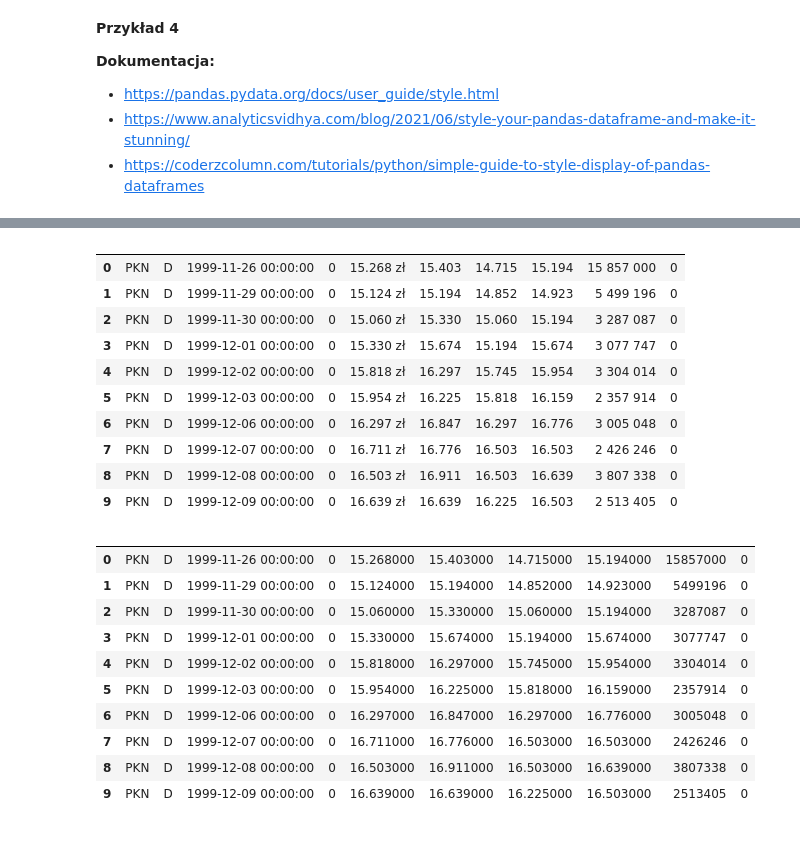
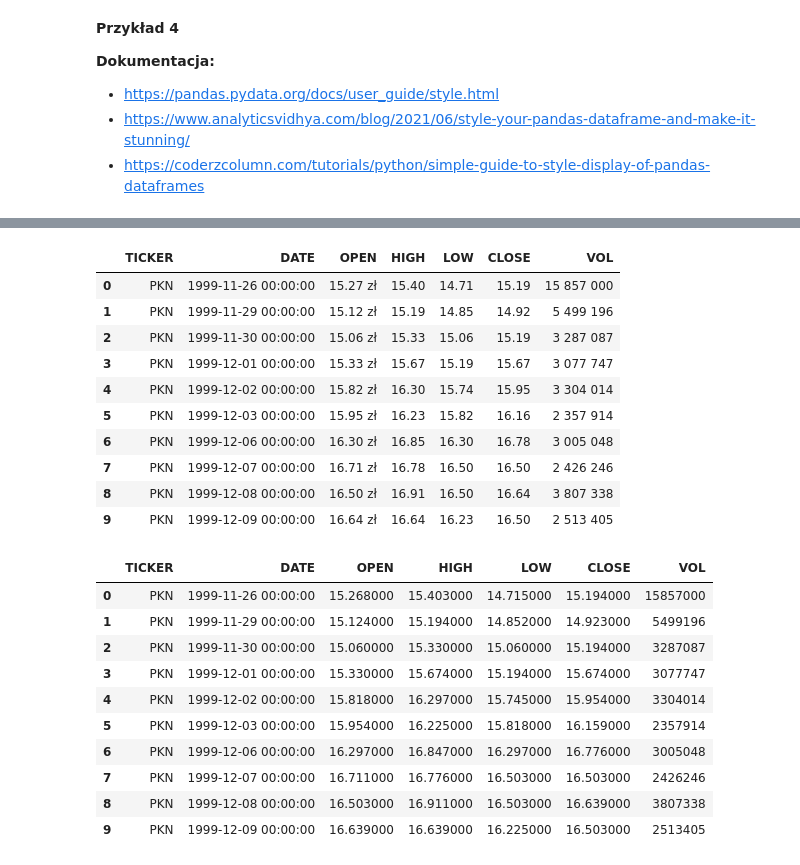
Before and after one commit to kropiak/wd_dswp, a Jupyter notebook: lab_9/9_adnotacje_i_formatowanie.ipynb, the cells around one changed output, grey strips where cells are left out. Cells and saved outputs as stored; diff of their text form; code cells hidden in the pictures.

```diff
--- a/lab_9/9_adnotacje_i_formatowanie.ipynb
+++ b/lab_9/9_adnotacje_i_formatowanie.ipynb
@@ -108,6 +107,10 @@ Oprócz możliwości wypisania ramki DataFrame w postaci dość przejrzyście sf
 # %%
 df = pd.read_csv('data/pkn.txt')
 df['<DATE>'] = pd.to_datetime(df['<DATE>'], format='%Y%m%d')
+# mała transformacja pierwotnych danych, nazwy kolumn w postaci <NAZWA> powodowały
+# niewłaściwe działanie przy opcjach związanych z formatowaniem
+df.drop(columns=['<PER>', '<TIME>', '<OPENINT>'], inplace=True)
+df.columns = [column.replace('<','').replace('>','') for column in df.columns]
 df.info()
 # %% [output]
 <class 'pandas.core.frame.DataFrame'>
@@ -130,5 +130,5 @@ memory usage: 436.3+ KB
 # %%
 # dla potrzeb przykładu wybierzemy tylko niewielki wycinek danych
-df10 = df.head(10)
-df10
+df10 = df[:10]
+df10.info()
 # %% [output]
@@ -146,32 +149,32 @@ df10
 # %%
 # przykład formatowania wyświetlanych wartości (tylko na wyjściu)
-df10.style.format(precision=3
+df10.style.format(precision=2
                   ,thousands=" "
-                  ,formatter={'<OPEN>': lambda x: f"{x:,.3f} zł"})
+                  ,formatter={'OPEN': lambda x: f"{x:,.2f} zł"})
 # %% [output]
-|  |  |  |  |  |  |  |  |  |  |  |
-| 0 | PKN | D | 1999-11-26 00:00:00 | 0 | 15.268 zł | 15.403 | 14.715 | 15.194 | 15 857 000 | 0 |
-| 1 | PKN | D | 1999-11-29 00:00:00 | 0 | 15.124 zł | 15.194 | 14.852 | 14.923 | 5 499 196 | 0 |
-| 2 | PKN | D | 1999-11-30 00:00:00 | 0 | 15.060 zł | 15.330 | 15.060 | 15.194 | 3 287 087 | 0 |
-| 3 | PKN | D | 1999-12-01 00:00:00 | 0 | 15.330 zł | 15.674 | 15.194 | 15.674 | 3 077 747 | 0 |
-| 4 | PKN | D | 1999-12-02 00:00:00 | 0 | 15.818 zł | 16.297 | 15.745 | 15.954 | 3 304 014 | 0 |
-| 5 | PKN | D | 1999-12-03 00:00:00 | 0 | 15.954 zł | 16.225 | 15.818 | 16.159 | 2 357 914 | 0 |
-| 6 | PKN | D | 1999-12-06 00:00:00 | 0 | 16.297 zł | 16.847 | 16.297 | 16.776 | 3 005 048 | 0 |
-| 7 | PKN | D | 1999-12-07 00:00:00 | 0 | 16.711 zł | 16.776 | 16.503 | 16.503 | 2 426 246 | 0 |
-| 8 | PKN | D | 1999-12-08 00:00:00 | 0 | 16.503 zł | 16.911 | 16.503 | 16.639 | 3 807 338 | 0 |
-| 9 | PKN | D | 1999-12-09 00:00:00 | 0 | 16.639 zł | 16.639 | 16.225 | 16.503 | 2 513 405 | 0 |
+|  | TICKER | DATE | OPEN | HIGH | LOW | CLOSE | VOL |
+| 0 | PKN | 1999-11-26 00:00:00 | 15.27 zł | 15.40 | 14.71 | 15.19 | 15 857 000 |
+| 1 | PKN | 1999-11-29 00:00:00 | 15.12 zł | 15.19 | 14.85 | 14.92 | 5 499 196 |
+| 2 | PKN | 1999-11-30 00:00:00 | 15.06 zł | 15.33 | 15.06 | 15.19 | 3 287 087 |
+| 3 | PKN | 1999-12-01 00:00:00 | 15.33 zł | 15.67 | 15.19 | 15.67 | 3 077 747 |
+| 4 | PKN | 1999-12-02 00:00:00 | 15.82 zł | 16.30 | 15.74 | 15.95 | 3 304 014 |
+| 5 | PKN | 1999-12-03 00:00:00 | 15.95 zł | 16.23 | 15.82 | 16.16 | 2 357 914 |
+| 6 | PKN | 1999-12-06 00:00:00 | 16.30 zł | 16.85 | 16.30 | 16.78 | 3 005 048 |
+| 7 | PKN | 1999-12-07 00:00:00 | 16.71 zł | 16.78 | 16.50 | 16.50 | 2 426 246 |
+| 8 | PKN | 1999-12-08 00:00:00 | 16.50 zł | 16.91 | 16.50 | 16.64 | 3 807 338 |
+| 9 | PKN | 1999-12-09 00:00:00 | 16.64 zł | 16.64 | 16.23 | 16.50 | 2 513 405 |
 # %%
 # formatowanie wartości maksymalnych w kolumnach
-df10.style.highlight_max(color='green')
+df10.style.highlight_max(subset=['OPEN','CLOSE'],color='green')
 # %% [output]
-|  |  |  |  |  |  |  |  |  |  |  |
-| 0 | PKN | D | 1999-11-26 00:00:00 | 0 | 15.268000 | 15.403000 | 14.715000 | 15.194000 | 15857000 | 0 |
-| 1 | PKN | D | 1999-11-29 00:00:00 | 0 | 15.124000 | 15.194000 | 14.852000 | 14.923000 | 5499196 | 0 |
-| 2 | PKN | D | 1999-11-30 00:00:00 | 0 | 15.060000 | 15.330000 | 15.060000 | 15.194000 | 3287087 | 0 |
-| 3 | PKN | D | 1999-12-01 00:00:00 | 0 | 15.330000 | 15.674000 | 15.194000 | 15.674000 | 3077747 | 0 |
-| 4 | PKN | D | 1999-12-02 00:00:00 | 0 | 15.818000 | 16.297000 | 15.745000 | 15.954000 | 3304014 | 0 |
-| 5 | PKN | D | 1999-12-03 00:00:00 | 0 | 15.954000 | 16.225000 | 15.818000 | 16.159000 | 2357914 | 0 |
-| 6 | PKN | D | 1999-12-06 00:00:00 | 0 | 16.297000 | 16.847000 | 16.297000 | 16.776000 | 3005048 | 0 |
-| 7 | PKN | D | 1999-12-07 00:00:00 | 0 | 16.711000 | 16.776000 | 16.503000 | 16.503000 | 2426246 | 0 |
-| 8 | PKN | D | 1999-12-08 00:00:00 | 0 | 16.503000 | 16.911000 | 16.503000 | 16.639000 | 3807338 | 0 |
-| 9 | PKN | D | 1999-12-09 00:00:00 | 0 | 16.639000 | 16.639000 | 16.225000 | 16.503000 | 2513405 | 0 |
+|  | TICKER | DATE | OPEN | HIGH | LOW | CLOSE | VOL |
+| 0 | PKN | 1999-11-26 00:00:00 | 15.268000 | 15.403000 | 14.715000 | 15.194000 | 15857000 |
+| 1 | PKN | 1999-11-29 00:00:00 | 15.124000 | 15.194000 | 14.852000 | 14.923000 | 5499196 |
+| 2 | PKN | 1999-11-30 00:00:00 | 15.060000 | 15.330000 | 15.060000 | 15.194000 | 3287087 |
+| 3 | PKN | 1999-12-01 00:00:00 | 15.330000 | 15.674000 | 15.194000 | 15.674000 | 3077747 |
+| 4 | PKN | 1999-12-02 00:00:00 | 15.818000 | 16.297000 | 15.745000 | 15.954000 | 3304014 |
+| 5 | PKN | 1999-12-03 00:00:00 | 15.954000 | 16.225000 | 15.818000 | 16.159000 | 2357914 |
+| 6 | PKN | 1999-12-06 00:00:00 | 16.297000 | 16.847000 | 16.297000 | 16.776000 | 3005048 |
+| 7 | PKN | 1999-12-07 00:00:00 | 16.711000 | 16.776000 | 16.503000 | 16.503000 | 2426246 |
+| 8 | PKN | 1999-12-08 00:00:00 | 16.503000 | 16.911000 | 16.503000 | 16.639000 | 3807338 |
+| 9 | PKN | 1999-12-09 00:00:00 | 16.639000 | 16.639000 | 16.225000 | 16.503000 | 2513405 |
```
Also changed, not shown: parts of 7 cells of this notebook.
